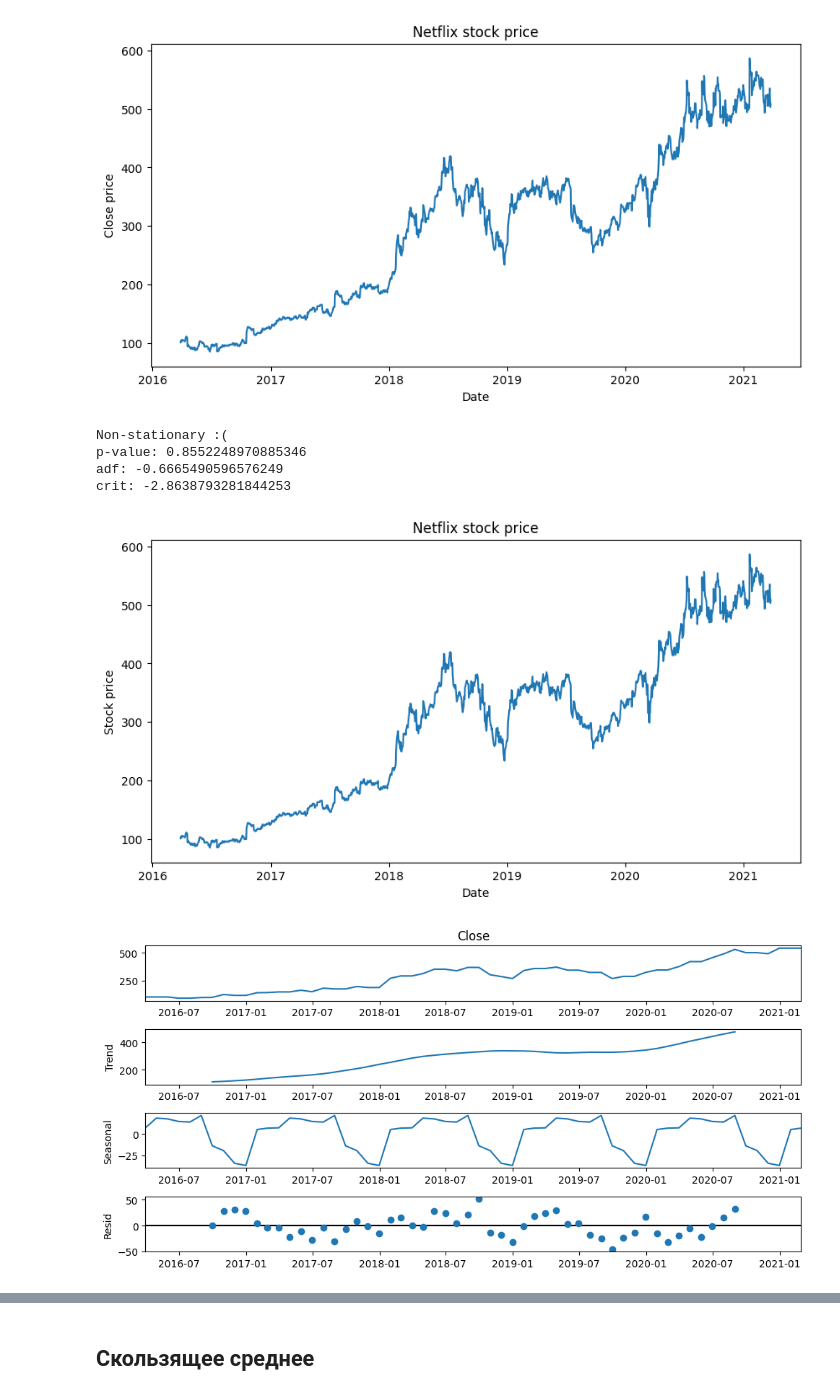
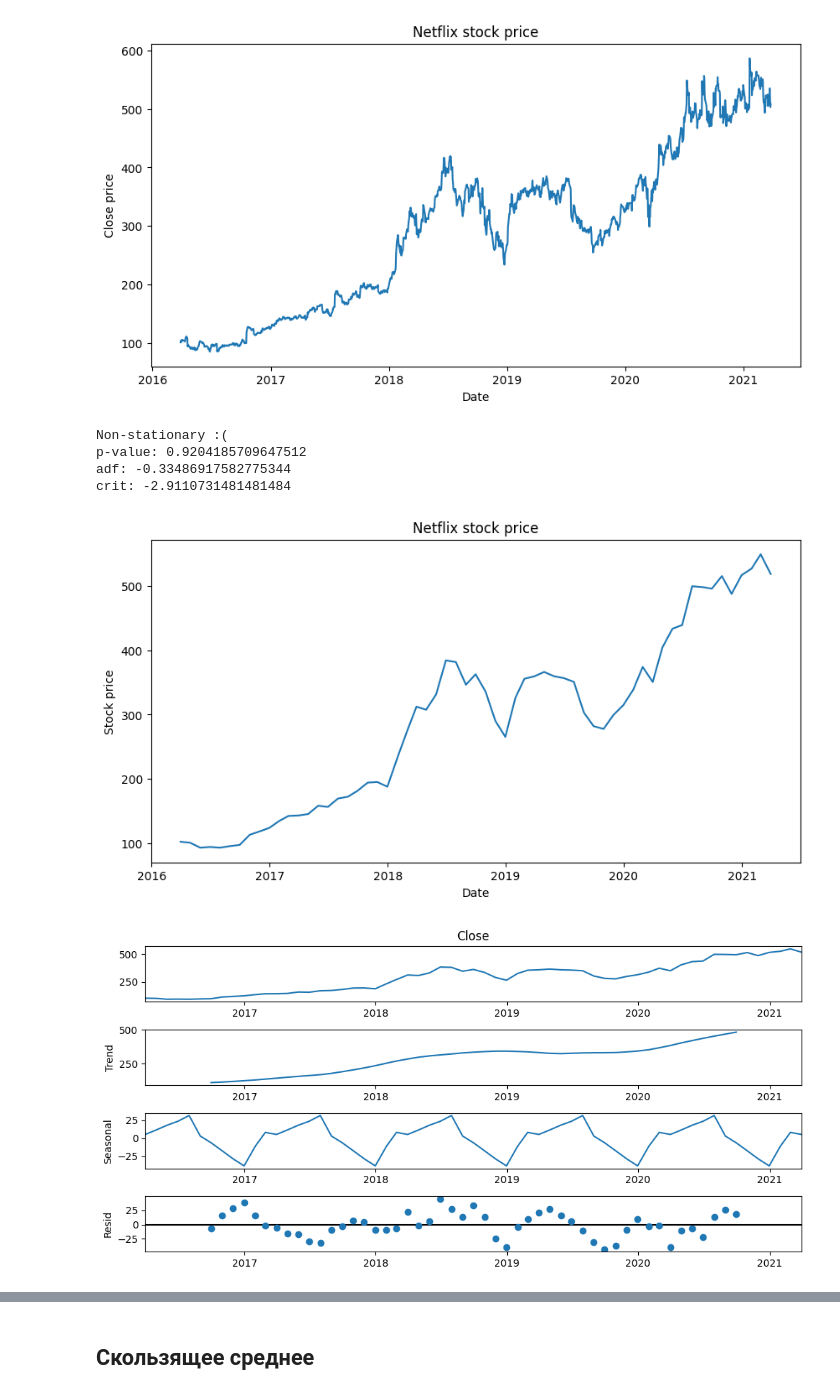
Before and after one commit to erov/data-analysis, a Jupyter notebook: lab2/solution.ipynb, the cells around one changed output, grey strips where cells are left out. Saved outputs shown, nothing was run; the diff lists cells and outputs as text; code cells hidden in the pictures.

```diff
--- a/lab2/solution.ipynb
+++ b/lab2/solution.ipynb
@@ -65,39 +66,39 @@ def isStationary(dataset):
     crit = test[4]['5%']
 
     if adf <= crit:
         print('Stationary ^_^\np-value:', pvalue)
     else:
         print('Non-stationary :(\np-value:', pvalue, '\nadf:', adf, '\ncrit:', crit)
     plt.plot(dataset)
     plt.title('Netflix stock price')
     plt.xlabel('Date')
     plt.ylabel('Stock price')
     plt.show()
 
 def seasonalDecompose(dataset):
     dataset.index = pd.to_datetime(dataset.index)
     dataset = dataset.asfreq('1m')
     dataset.fillna(method='ffill', inplace=True)
 
     desomposed = seasonal_decompose(dataset, model='additive')
     desomposed.plot()
     plt.show()
 
 
 df.set_index('Date', inplace=True)
 df.index = pd.to_datetime(df.index)
-# df = df.resample('1M').mean()
+df = df.resample('1M').mean()
 
 price = df.Close
 isStationary(price)
 seasonalDecompose(price)
 # %% [output]
 Non-stationary :(
-p-value: 0.8552248970885346
-adf: -0.6665490596576249
-crit: -2.8638793281844253
+p-value: 0.9204185709647512
+adf: -0.33486917582775344
+crit: -2.9110731481481484
-[figure, old version]
+[figure, new version]
-[figure, old version]
+[figure, new version]
 # %%
 from scipy.special import boxcox, inv_boxcox
 # %%
```
Also changed, not shown: parts of 21 cells of this notebook, 2 other files.
